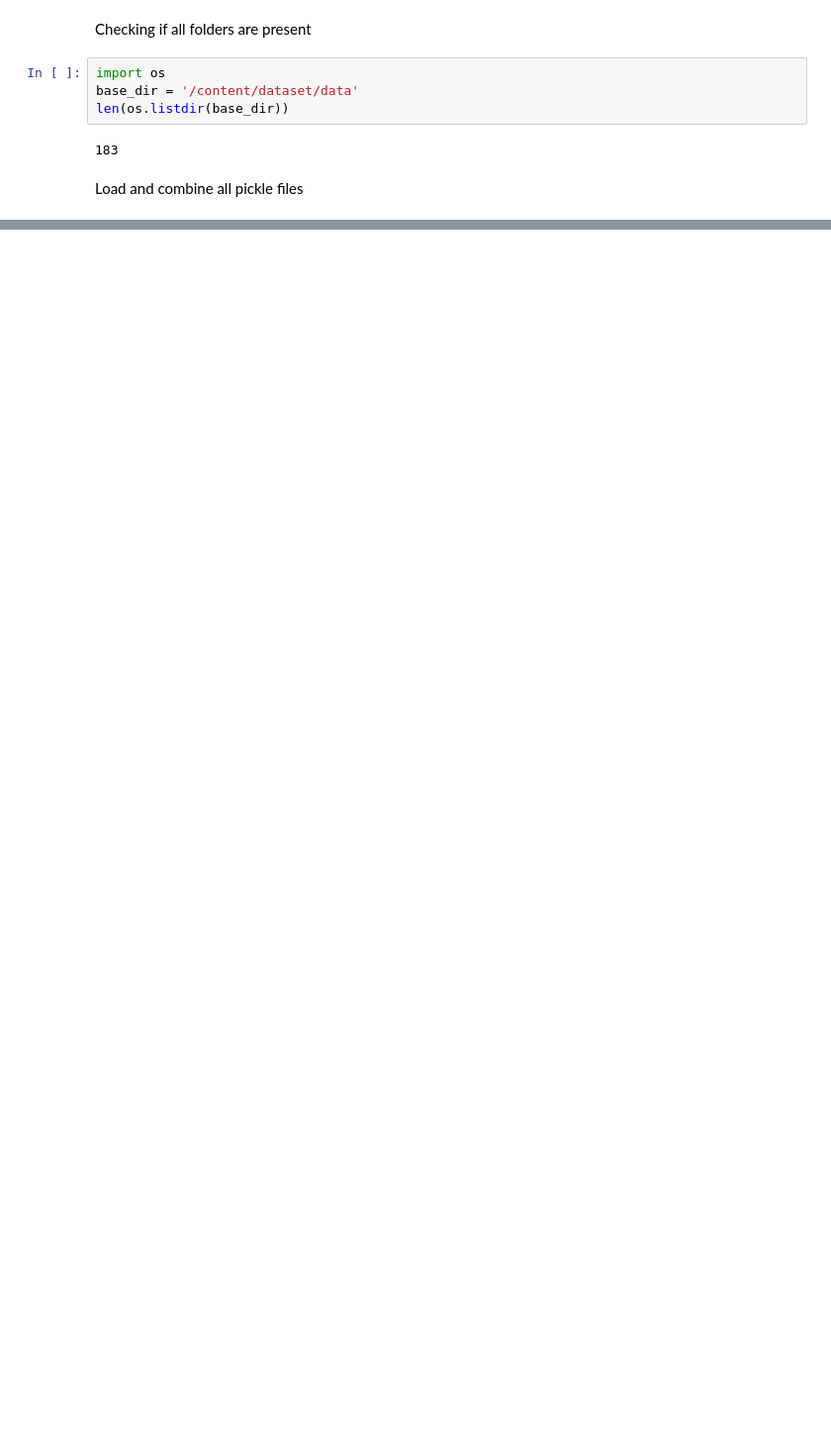
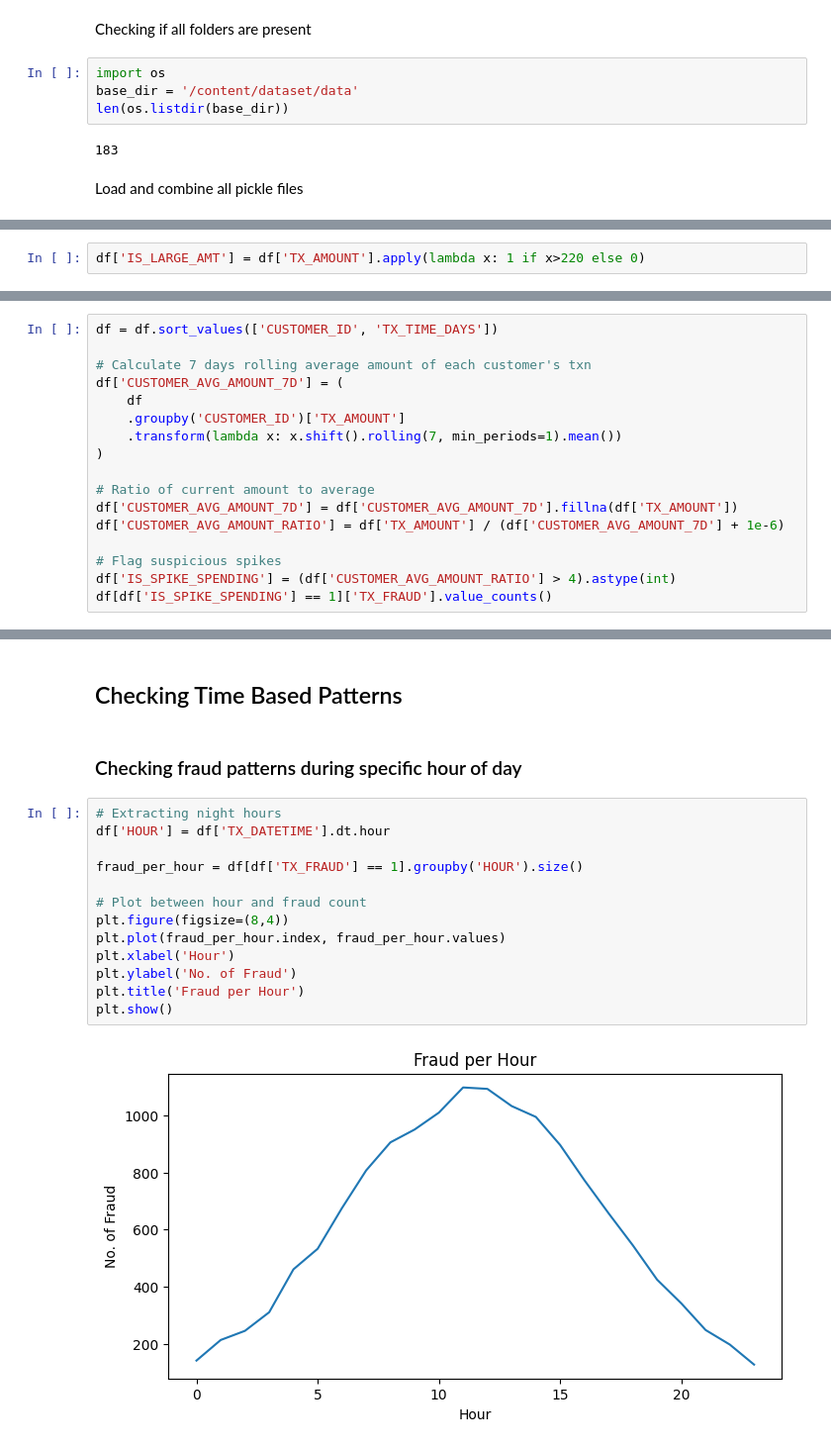
Before and after one commit to mariaR5/fraud-detection, a Jupyter notebook: fraud_detection_model.ipynb, the cells around one changed output, grey strips where cells are left out. Shown at 99% size. Cells and saved outputs as stored; diff of their text form; blank space fills up the shorter version.

```diff
--- a/fraud_detection_model.ipynb
+++ b/fraud_detection_model.ipynb
@@ -67,0 +86,2 @@ df.head(10)
+# %%
+df['IS_LARGE_AMT'] = df['TX_AMOUNT'].apply(lambda x: 1 if x>220 else 0)
@@ -67,0 +246,17 @@ df.head(10)
+# %%
+df = df.sort_values(['CUSTOMER_ID', 'TX_TIME_DAYS'])
+
+# Calculate 7 days rolling average amount of each customer's txn
+df['CUSTOMER_AVG_AMOUNT_7D'] = (
+    df
+    .groupby('CUSTOMER_ID')['TX_AMOUNT']
+    .transform(lambda x: x.shift().rolling(7, min_periods=1).mean())
+)
+
+# Ratio of current amount to average
+df['CUSTOMER_AVG_AMOUNT_7D'] = df['CUSTOMER_AVG_AMOUNT_7D'].fillna(df['TX_AMOUNT'])
+df['CUSTOMER_AVG_AMOUNT_RATIO'] = df['TX_AMOUNT'] / (df['CUSTOMER_AVG_AMOUNT_7D'] + 1e-6)
+
+# Flag suspicious spikes
+df['IS_SPIKE_SPENDING'] = (df['CUSTOMER_AVG_AMOUNT_RATIO'] > 4).astype(int)
+df[df['IS_SPIKE_SPENDING'] == 1]['TX_FRAUD'].value_counts()
@@ -67,0 +269,19 @@ df.head(10)
+# %% [markdown]
+## Checking Time Based Patterns
+# %% [markdown]
+### Checking fraud patterns during specific hour of day
+# %%
+# Extracting night hours
+df['HOUR'] = df['TX_DATETIME'].dt.hour
+
+fraud_per_hour = df[df['TX_FRAUD'] == 1].groupby('HOUR').size()
+
+# Plot between hour and fraud count
+plt.figure(figsize=(8,4))
+plt.plot(fraud_per_hour.index, fraud_per_hour.values)
+plt.xlabel('Hour')
+plt.ylabel('No. of Fraud')
+plt.title('Fraud per Hour')
+plt.show()
+# %% [output]
+[figure, added]
```
Also changed, not shown: parts of 74 cells of this notebook.
